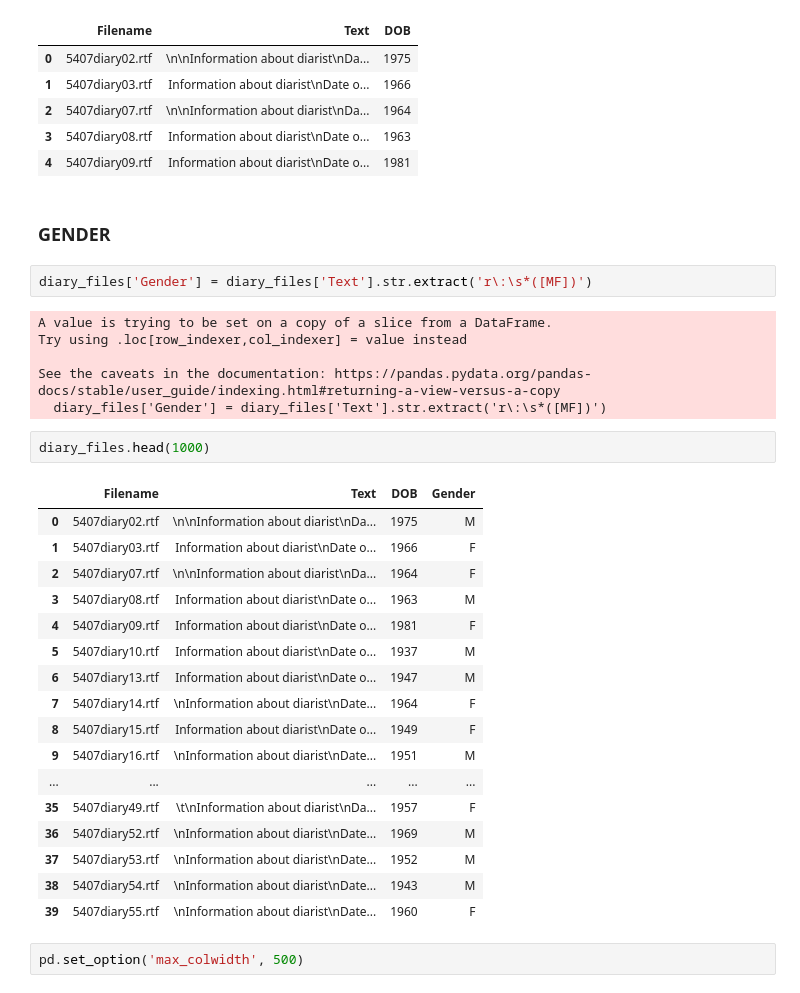
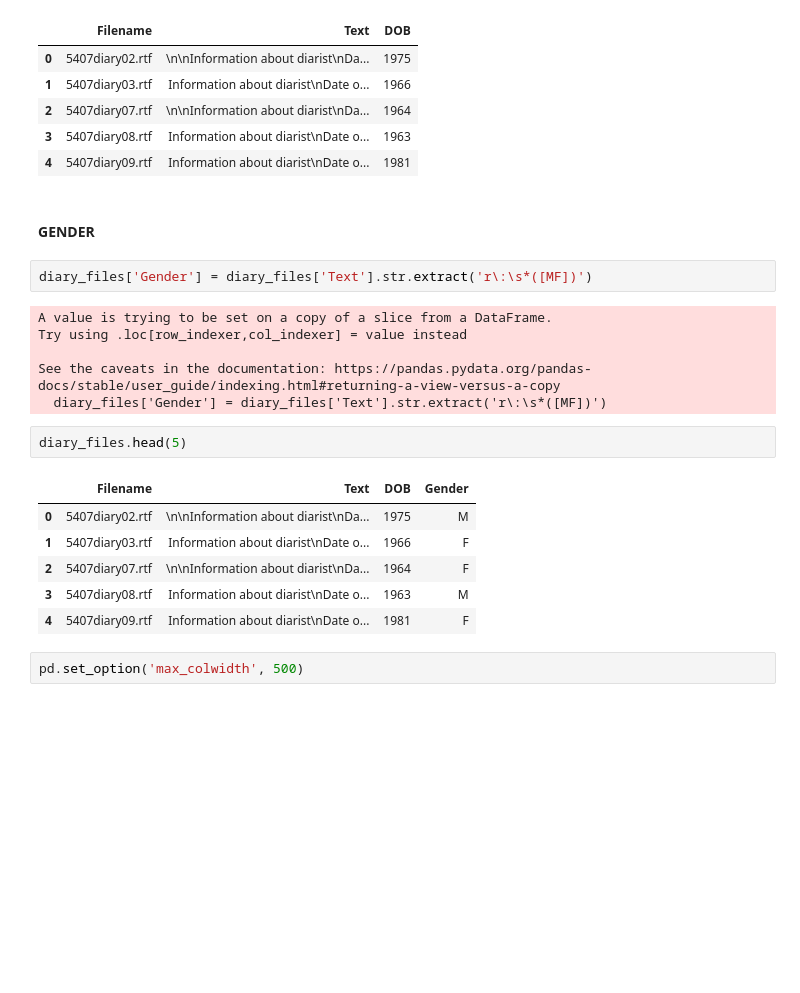
Before and after one commit to UKDataServiceOpen/Text-Mining-Health, a Jupyter notebook: Code/Processing_1.ipynb, the cells around one changed output. Saved outputs shown, nothing was run; the diff lists cells and outputs as text; blank space fills up the shorter version.

```diff
--- a/Code/Processing_1.ipynb
+++ b/Code/Processing_1.ipynb
@@ -204,7 +206,7 @@ diary_files.head()
 | 3 | 5407diary08.rtf | Information about diarist\nDate o... | 1963 |
 | 4 | 5407diary09.rtf | Information about diarist\nDate o... | 1981 |
 # %% [markdown]
-### GENDER
+#### GENDER
 # %%
 diary_files['Gender'] = diary_files['Text'].str.extract('r\:\s*([MF])')
 # %% [output]
@@ -214,25 +216,14 @@ Try using .loc[row_indexer,col_indexer] = value instead
 See the caveats in the documentation: https://pandas.pydata.org/pandas-docs/stable/user_guide/indexing.html#returning-a-view-versus-a-copy
   diary_files['Gender'] = diary_files['Text'].str.extract('r\:\s*([MF])')
 # %%
-diary_files.head(1000)
+diary_files.head(5)
 # %% [output]
 |  | Filename | Text | DOB | Gender |
 | 0 | 5407diary02.rtf | \n\nInformation about diarist\nDa... | 1975 | M |
 | 1 | 5407diary03.rtf | Information about diarist\nDate o... | 1966 | F |
 | 2 | 5407diary07.rtf | \n\nInformation about diarist\nDa... | 1964 | F |
 | 3 | 5407diary08.rtf | Information about diarist\nDate o... | 1963 | M |
 | 4 | 5407diary09.rtf | Information about diarist\nDate o... | 1981 | F |
-| 5 | 5407diary10.rtf | Information about diarist\nDate o... | 1937 | M |
-| 6 | 5407diary13.rtf | Information about diarist\nDate o... | 1947 | M |
-| 7 | 5407diary14.rtf | \nInformation about diarist\nDate... | 1964 | F |
-| 8 | 5407diary15.rtf | Information about diarist\nDate o... | 1949 | F |
-| 9 | 5407diary16.rtf | \nInformation about diarist\nDate... | 1951 | M |
-| ... | ... | ... | ... | ... |
-| 35 | 5407diary49.rtf | \t\nInformation about diarist\nDa... | 1957 | F |
-| 36 | 5407diary52.rtf | \nInformation about diarist\nDate... | 1969 | M |
-| 37 | 5407diary53.rtf | \nInformation about diarist\nDate... | 1952 | M |
-| 38 | 5407diary54.rtf | \nInformation about diarist\nDate... | 1943 | M |
-| 39 | 5407diary55.rtf | \nInformation about diarist\nDate... | 1960 | F |
 # %%
 pd.set_option('max_colwidth', 500)
 # %%
```
Also changed, not shown: parts of 11 cells of this notebook, 2 other files.
